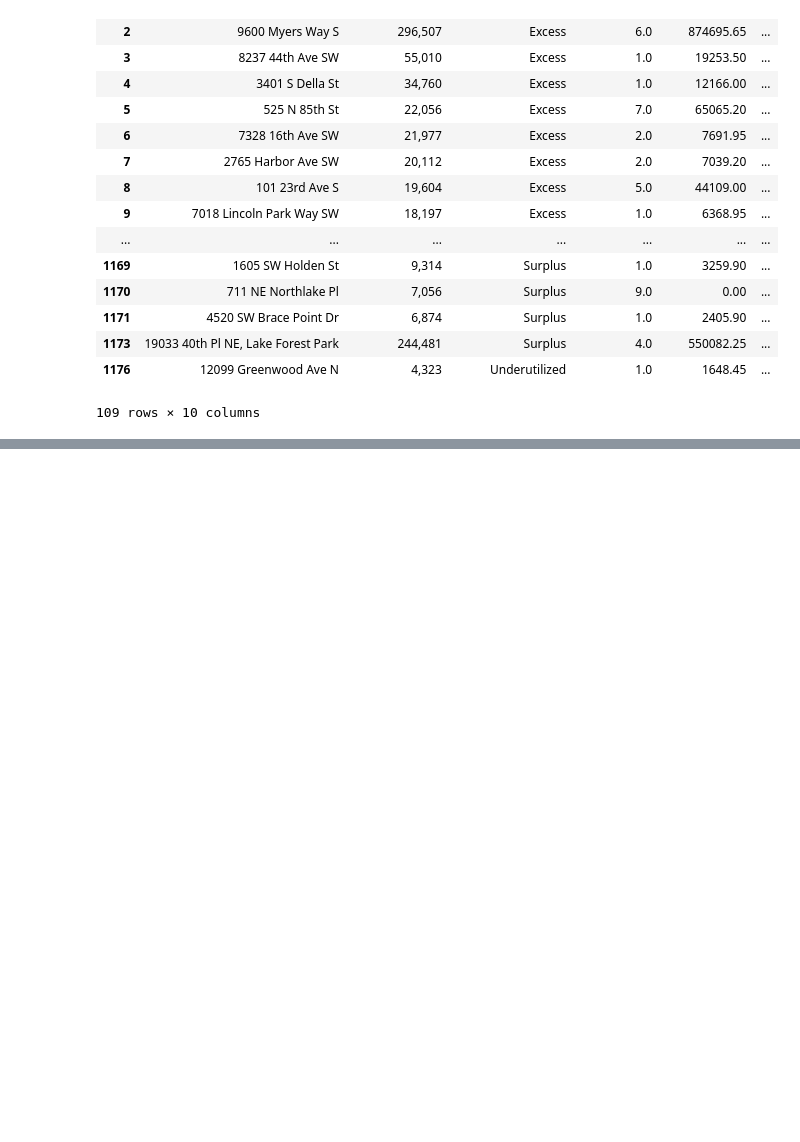
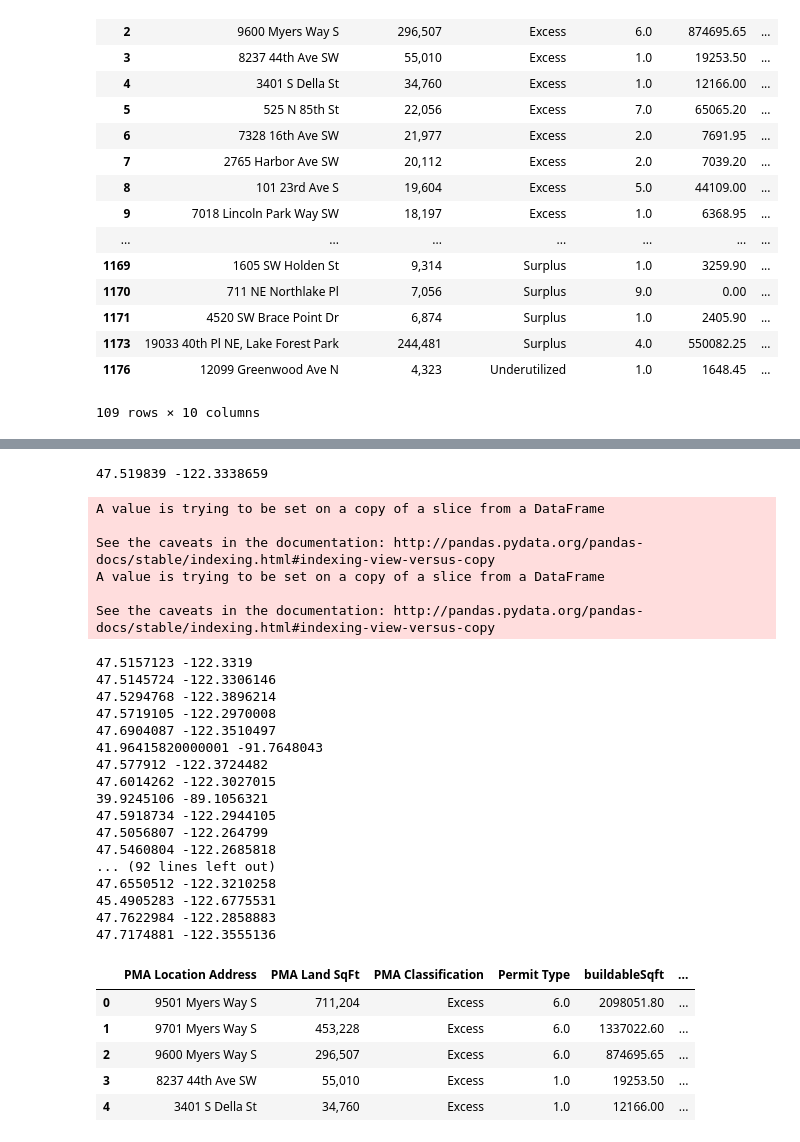
Before and after one commit to info370/project-dataseyance, a Jupyter notebook: Exploring Property Inventory.ipynb, the cells around one changed output, grey strips where cells are left out. Drawn from its saved outputs; the diff is of its cells as text; code cells hidden in the pictures; blank space fills up the shorter version.

Commit message:
Completed plots on map

```diff
--- a/Exploring Property Inventory.ipynb
+++ b/Exploring Property Inventory.ipynb
@@ -299,0 +301,53 @@ LR - Cost per unit $501020.3707419505
+# %%
+list(permit_frame)
+
+# Get latitude and longitude of the land plot.
+def getlatlng(land_df, index):
+    gmaps = googlemaps.Client(key="AIzaSyClScVA9LTk3psz13c0Byp2KhbqXwqWAEs")
+    geocode_result = gmaps.geocode(land_df['PMA Location Address'][index])
+
+    lat = geocode_result[0]["geometry"]["location"]["lat"]
+    lng = geocode_result[0]["geometry"]["location"]["lng"]
+    return lat, lng
+
+permit_frame["latitude"]="-"
+permit_frame["longitude"]="-"
+for i in permit_frame.index.values:
+# for i in range(5):
+    latitude, longitude = getlatlng(permit_frame, i)
+    print(latitude, longitude)
+    permit_frame["latitude"][i] = latitude
+    permit_frame["longitude"][i] = longitude
+
+permit_frame.head()
+# %% [output]
+47.519839 -122.3338659
+A value is trying to be set on a copy of a slice from a DataFrame
+
+See the caveats in the documentation: http://pandas.pydata.org/pandas-docs/stable/indexing.html#indexing-view-versus-copy
+A value is trying to be set on a copy of a slice from a DataFrame
+
+See the caveats in the documentation: http://pandas.pydata.org/pandas-docs/stable/indexing.html#indexing-view-versus-copy
+47.5157123 -122.3319
+47.5145724 -122.3306146
+47.5294768 -122.3896214
+47.5719105 -122.2970008
+47.6904087 -122.3510497
+41.96415820000001 -91.7648043
+47.577912 -122.3724482
+47.6014262 -122.3027015
+39.9245106 -89.1056321
+47.5918734 -122.2944105
+47.5056807 -122.264799
+47.5460804 -122.2685818
+... (92 lines left out)
+47.6550512 -122.3210258
+45.4905283 -122.6775531
+47.7622984 -122.2858883
+47.7174881 -122.3555136
+|  | PMA Location Address | PMA Land SqFt | PMA Classification | Permit Type | buildableSqft | ... |
+| 0 | 9501 Myers Way S | 711,204 | Excess | 6.0 | 2098051.80 | ... |
+| 1 | 9701 Myers Way S | 453,228 | Excess | 6.0 | 1337022.60 | ... |
+| 2 | 9600 Myers Way S | 296,507 | Excess | 6.0 | 874695.65 | ... |
+| 3 | 8237 44th Ave SW | 55,010 | Excess | 1.0 | 19253.50 | ... |
+| 4 | 3401 S Della St | 34,760 | Excess | 1.0 | 12166.00 | ... |
```
Also changed, not shown: parts of 4 cells of this notebook, 3 other files.
